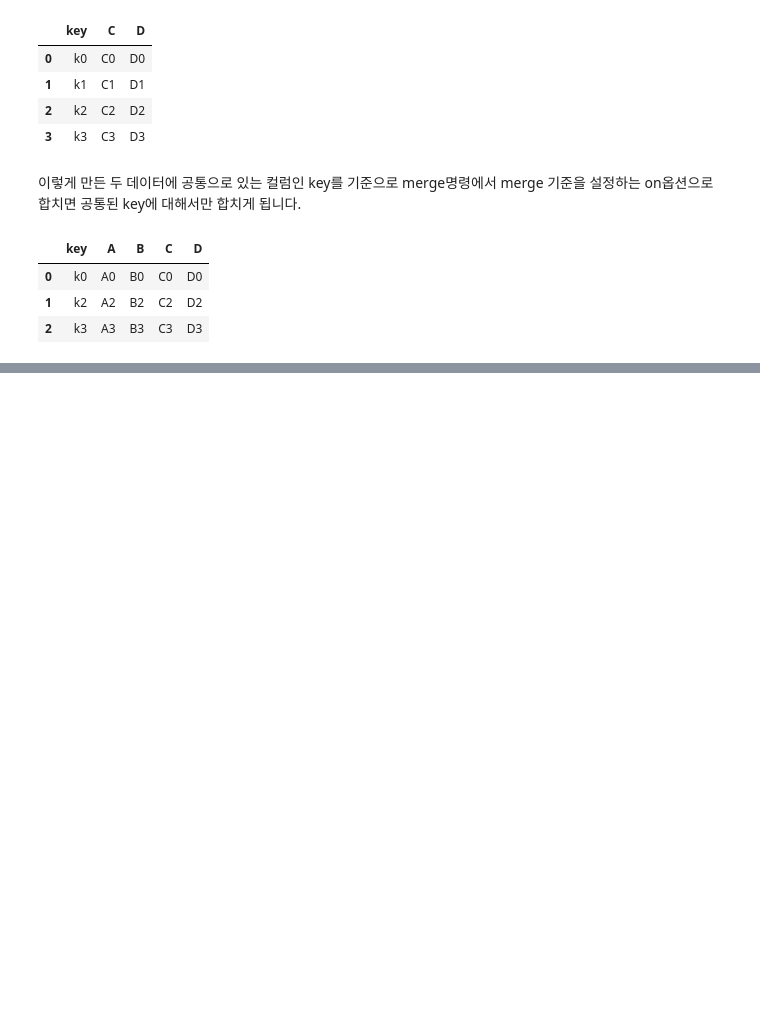
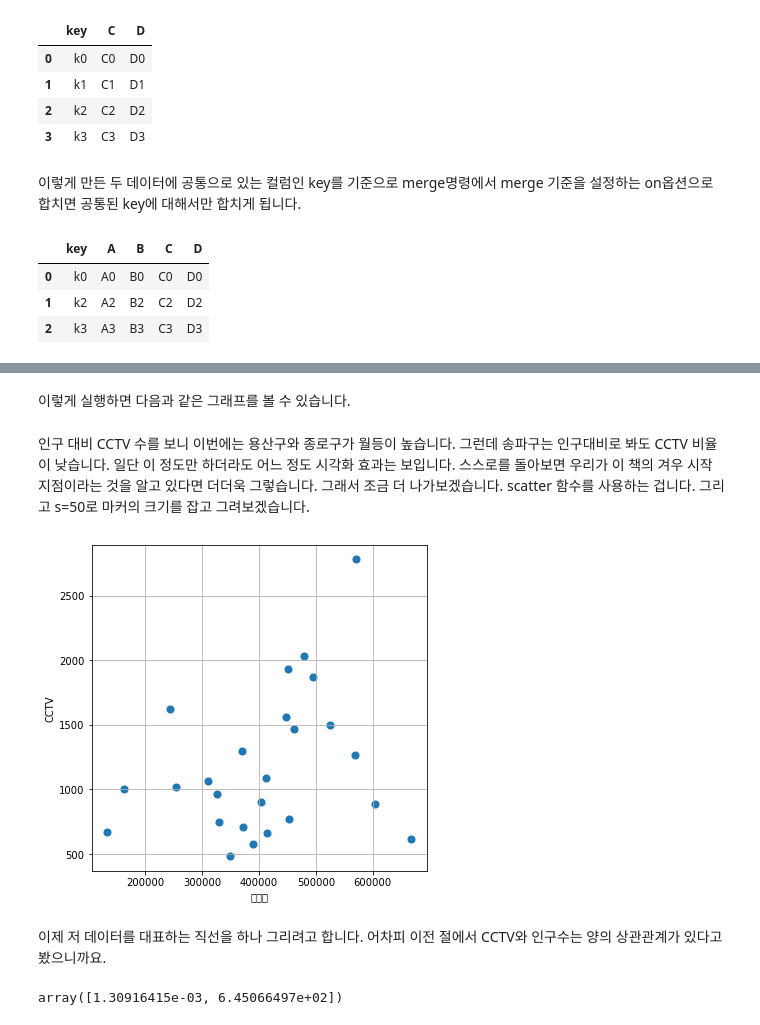
Before and after one commit to choiuikang/data_python, a Jupyter notebook: chapter-1.ipynb, the cells around one changed output, grey strips where cells are left out. Drawn from its saved outputs; the diff is of its cells as text; code cells hidden in the pictures; blank space fills up the shorter version.

```diff
--- a/chapter-1.ipynb
+++ b/chapter-1.ipynb
@@ -1161,0 +1162,20 @@ plt.show()
+# %% [markdown]
+이렇게 실행하면 다음과 같은 그래프를 볼 수 있습니다.
+# %% [markdown]
+인구 대비 CCTV 수를 보니 이번에는 용산구와 종로구가 월등이 높습니다. 그런데 송파구는 인구대비로 봐도 CCTV 비율이 낮습니다. 일단 이 정도만 하더라도 어느 정도 시각화 효과는 보입니다. 스스로를 돌아보면 우리가 이 책의 겨우 시작 지점이라는 것을 알고 있다면 더더욱 그렇습니다. 그래서 조금 더 나가보겠습니다. scatter 함수를 사용하는 겁니다. 그리고 s=50로 마커의 크기를 잡고 그려보겠습니다.
+# %%
+plt.figure(figsize=(6,6))
+plt.scatter(data_result['인구수'], data_result['소계'], s=50)
+plt.xlabel('인구수')
+plt.ylabel('CCTV')
+plt.grid()
+plt.show()
+# %% [output]
+[figure, added]
+# %% [markdown]
+이제 저 데이터를 대표하는 직선을 하나 그리려고 합니다. 어차피 이전 절에서 CCTV와 인구수는 양의 상관관계가 있다고 봤으니까요.
+# %%
+fp1 = np.polyfit(data_result['인구수'], data_result['소계'], 1)
+fp1
+# %% [output]
+array([1.30916415e-03, 6.45066497e+02])
```
Also changed, not shown: parts of 174 cells of this notebook.
